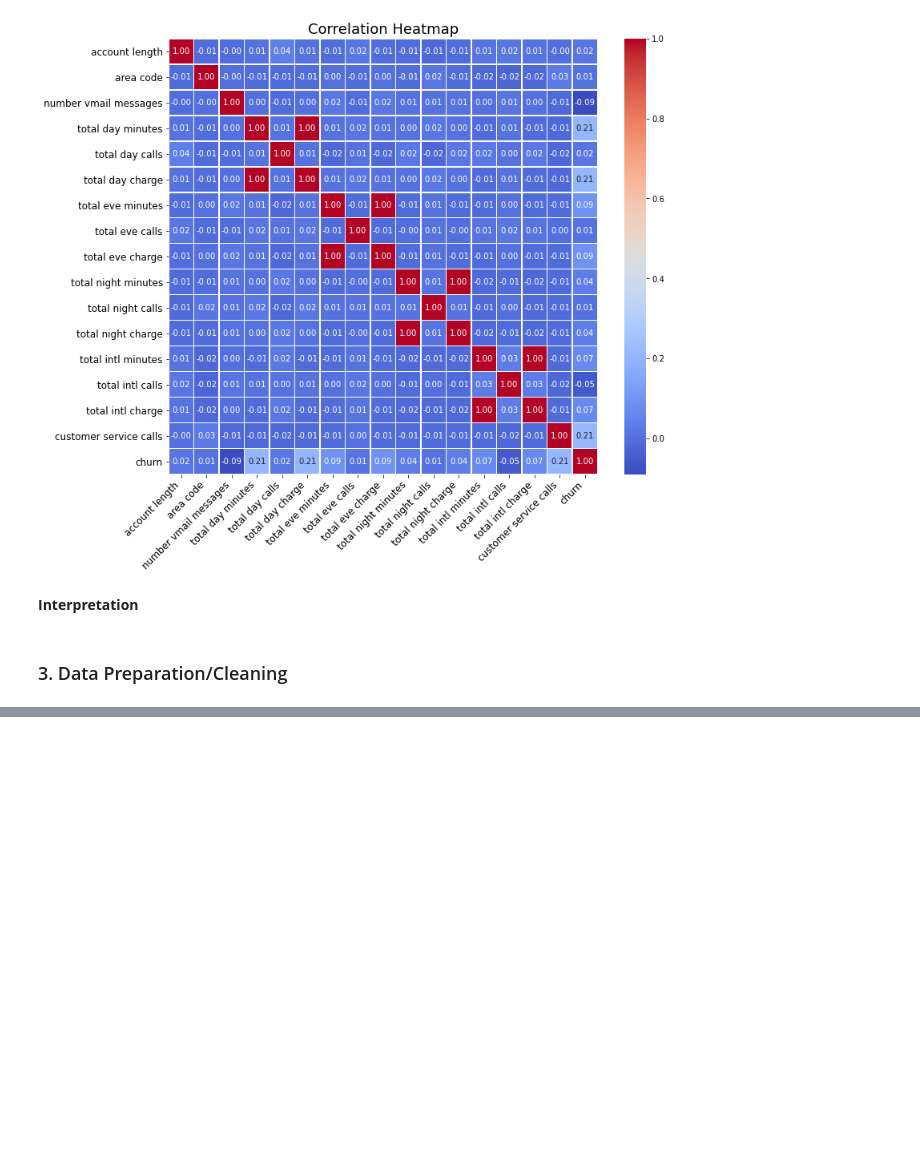
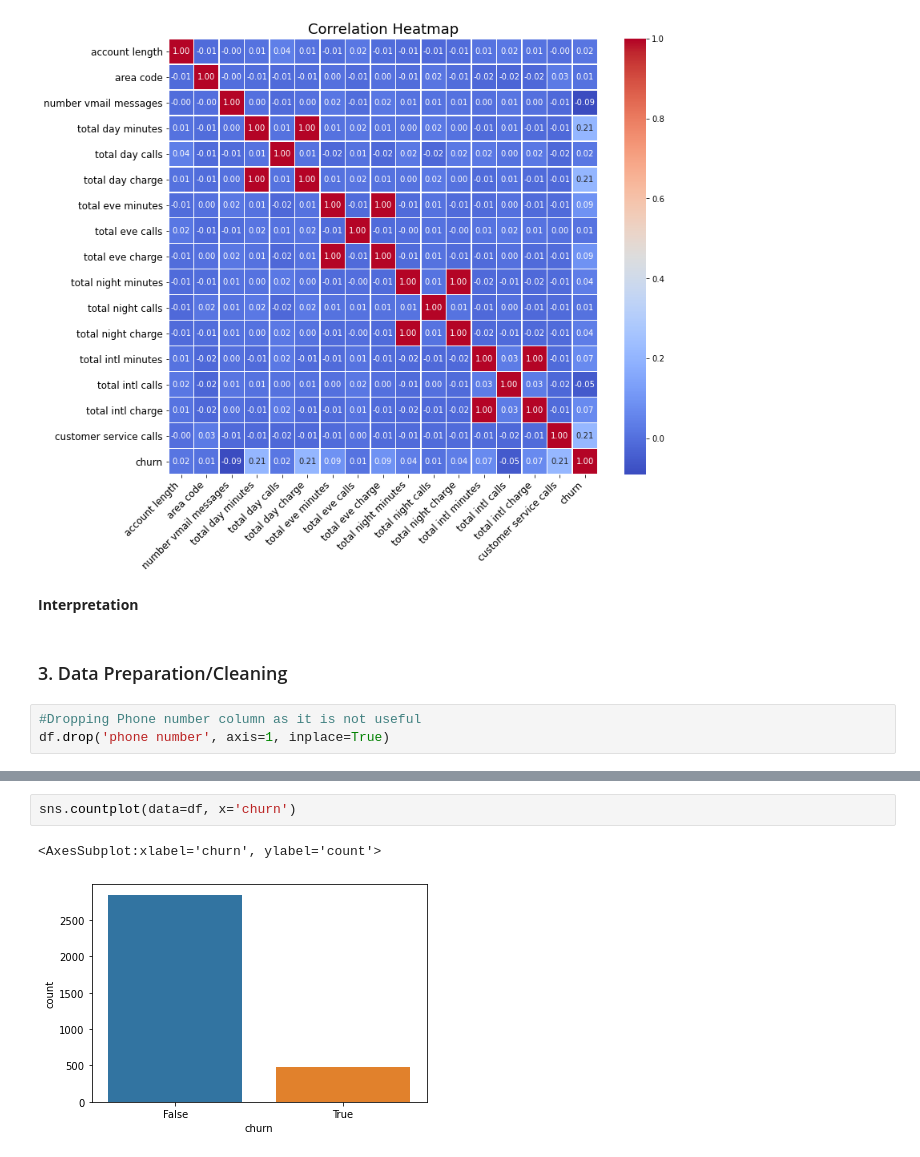
Before and after one commit to Ingavi39/Phase-3-project-, a Jupyter notebook: Phase 3 project.ipynb, the cells around one changed output, grey strips where cells are left out. Drawn from its saved outputs; the diff is of its cells as text; blank space fills up the shorter version.

```diff
--- a/Phase 3 project.ipynb
+++ b/Phase 3 project.ipynb
@@ -177,3 +177,6 @@ plt.show()
 **Interpretation**
 # %% [markdown]
 ### 3. Data Preparation/Cleaning
+# %%
+#Dropping Phone number column as it is not useful
+df.drop('phone number', axis=1, inplace=True)
@@ -179,0 +195,5 @@ plt.show()
+# %%
+sns.countplot(data=df, x='churn')
+# %% [output]
+<AxesSubplot:xlabel='churn', ylabel='count'>
+[figure, added]
```
Also changed, not shown: parts of 2 cells of this notebook.
